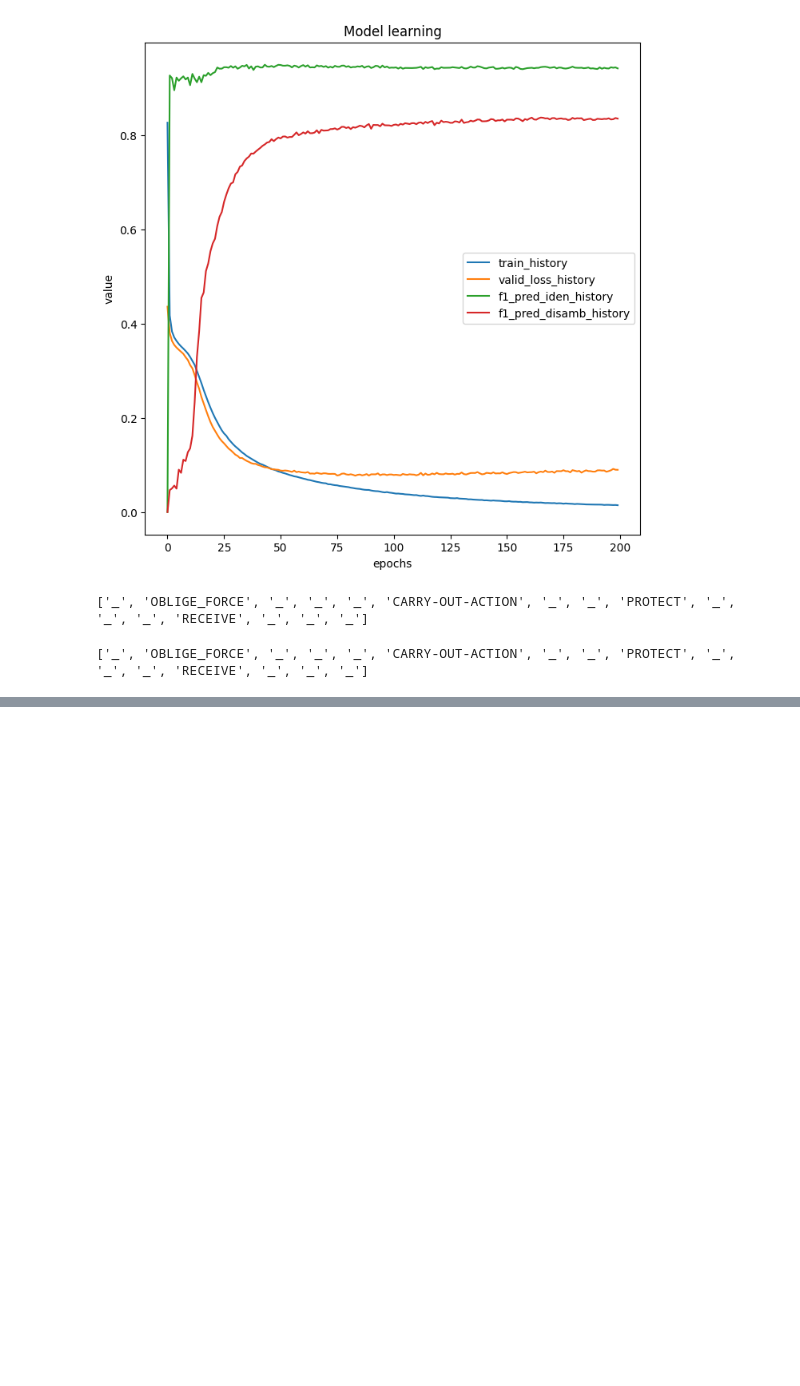
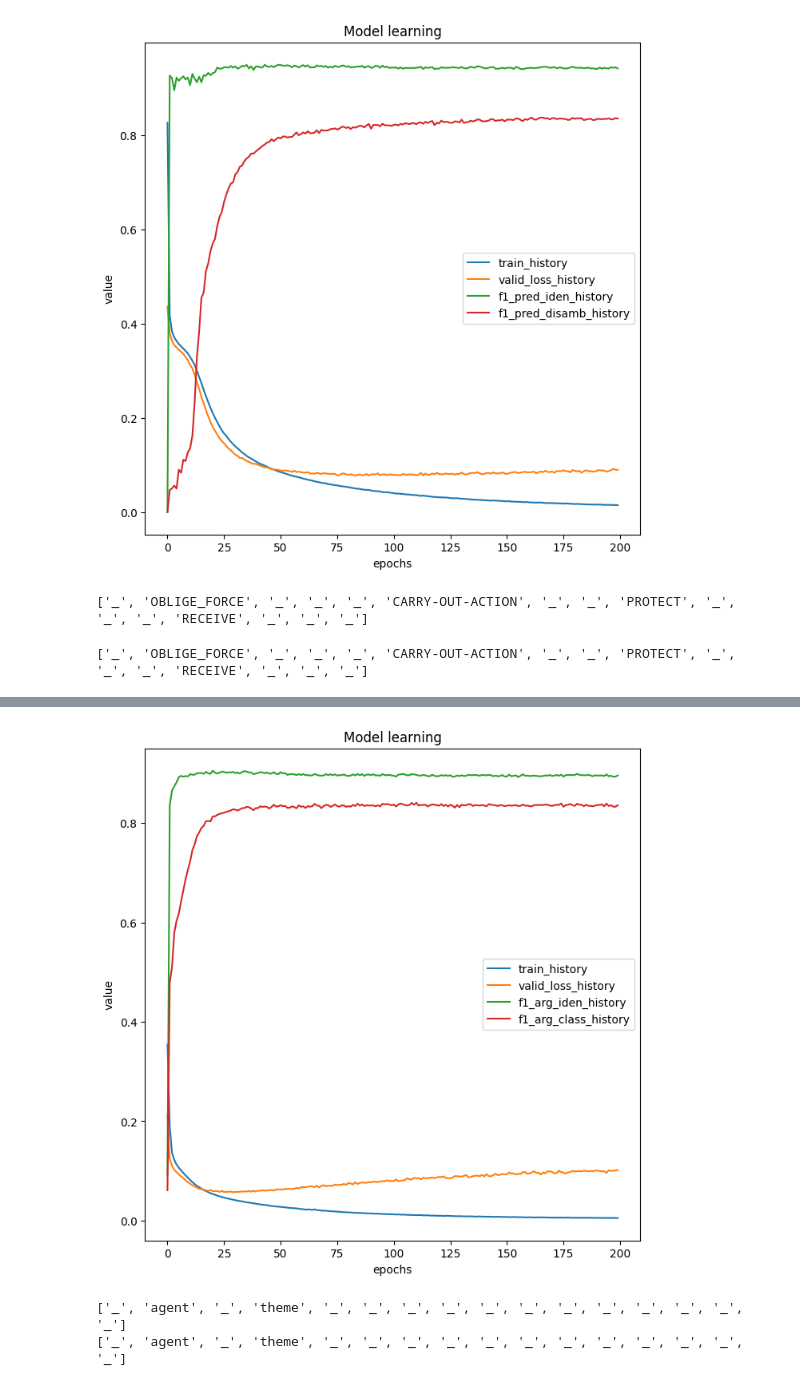
Before and after one commit to MarcoLoPinto/NounAtlasCreator, a Jupyter notebook: srl_model_on_united.ipynb, the cells around one changed output, grey strips where cells are left out. Drawn from its saved outputs; the diff is of its cells as text; code cells hidden in the pictures; blank space fills up the shorter version.

Commit message:
added argument iden and class model

```diff
--- a/srl_model_on_united.ipynb
+++ b/srl_model_on_united.ipynb
@@ -187,10 +238,10 @@ loss_function = torch.nn.CrossEntropyLoss(ignore_index = dataset_train_en.predic
 # %%
-from code_files.models.model_pid import ModelAIC
+from code_files.models.model_aic import ModelAIC
 from code_files.utils.utils_functions import print_summary
 import torch.optim as optim
 
-model_pid = ModelAIC(
-    loss_fn = loss_function,
+model_aic = ModelAIC(
+    loss_fn = loss_function_aic,
     hparams = global_params,
     fine_tune_transformer = True
 )
@@ -199,5 +250,5 @@ Some weights of the model checkpoint at xlm-roberta-base were not used when init
 - This IS expected if you are initializing XLMRobertaModel from the checkpoint of a model trained on another task or with another architecture (e.g. initializing a BertForSequenceClassification model  ...
 - This IS NOT expected if you are initializing XLMRobertaModel from the checkpoint of a model that you expect to be exactly identical (initializing a BertForSequenceClassification model from a BertFor ...
 # %%
-optimizer = optim.SGD(model_pid.parameters(), lr=0.0016, momentum=0.9)
+optimizer_aic = optim.SGD(model_aic.parameters(), lr=0.0016, momentum=0.9)
 # %%
@@ -208 +259,16 @@ trainable parameters: 278,376,625
 non-trainable parameters: 0
+# %%
+history = {}
+# %%
+from code_files.utils.Trainer_aic import Trainer_aic
+
+trainer_aic = Trainer_aic()
+
+history = trainer_aic.train(
+    model_aic, optimizer_aic, dataloader_train_en_aic, dataloader_dev_en_aic,
+    epochs=200, device=device,
+    save_best=True,
+    min_score=0.8,
+    save_path_name=os.path.join(model_dir_path, 'aic_transformer_united.pth'),
+    saved_history=history
+)
@@ -208,0 +293,10 @@ non-trainable parameters: 0
+# %%
+trainer_aic.display_history(history)
+# %% [output]
+[figure, added]
+# %%
+print(model_aic.predict([["The","Committee","insists","that","all","perpetrators","of","violations","of","the","Convention","be","brought","to","justice","."]], [["insists"]])[0])
+print(["_","agent","_","theme","_","_","_","_","_","_","_","_","_","_","_","_"])
+# %% [output]
+['_', 'agent', '_', 'theme', '_', '_', '_', '_', '_', '_', '_', '_', '_', '_', '_', '_']
+['_', 'agent', '_', 'theme', '_', '_', '_', '_', '_', '_', '_', '_', '_', '_', '_', '_']
```
Also changed, not shown: parts of 29 cells of this notebook, 5 other files.
